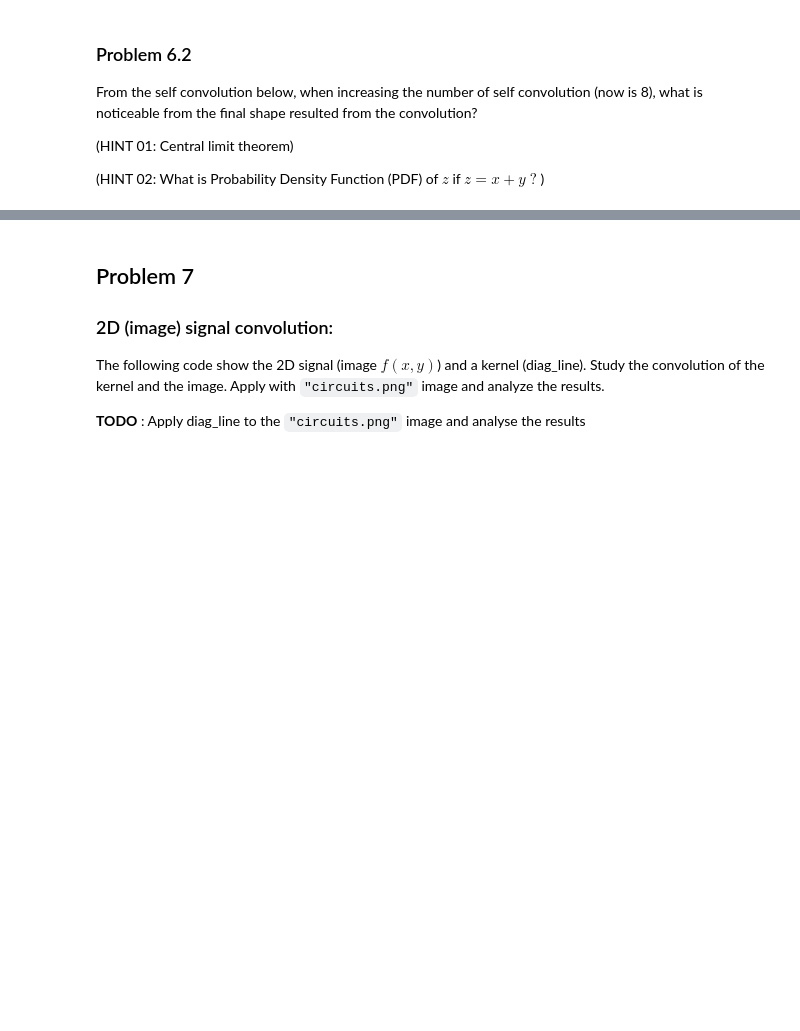
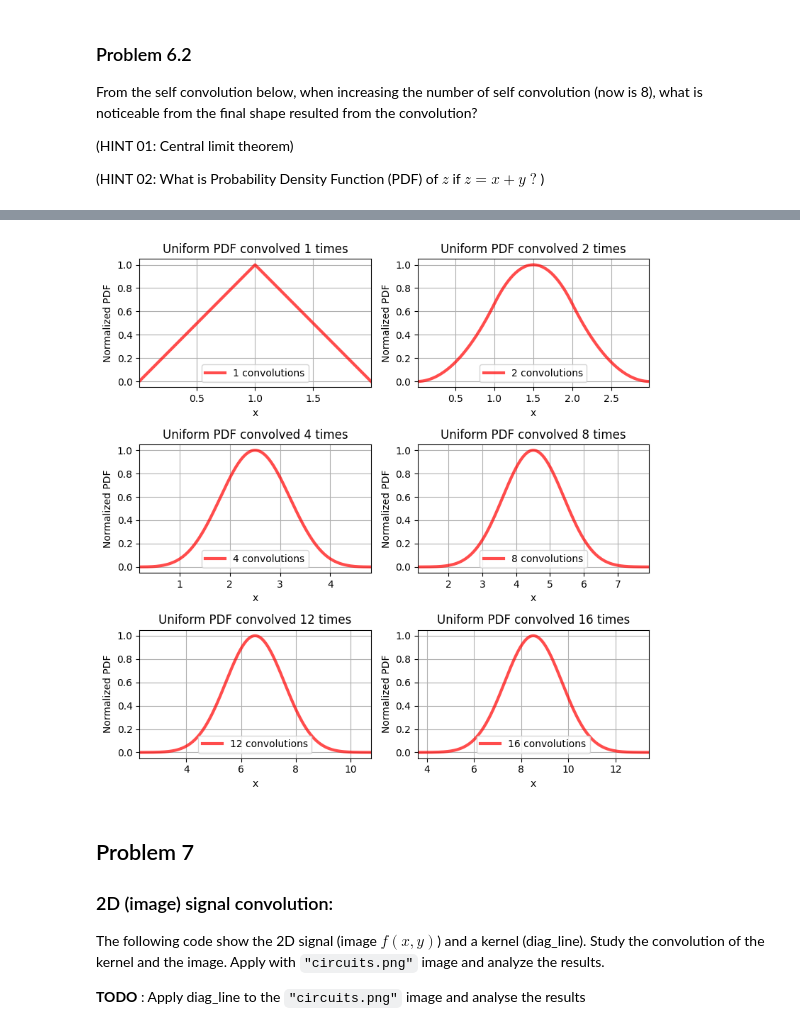
Before and after one commit to patthadon-p/CEDT-2110203-CEM-II, a Jupyter notebook: signal/homework-2/code/signal-homework-02-notebook.ipynb, the cells around one changed output, grey strips where cells are left out. Saved outputs shown, nothing was run; the diff lists cells and outputs as text; code cells hidden in the pictures; blank space fills up the shorter version.

```diff
--- a/signal/homework-2/code/signal-homework-02-notebook.ipynb
+++ b/signal/homework-2/code/signal-homework-02-notebook.ipynb
@@ -889,3 +963,42 @@ plt.plot(x, pdf_2,'r-', lw=5, alpha=0.6, label='conv uniform')
+# %%
+def plot_uniform_convolution(ax, num_convolutions=1):
+    x = np.linspace(-15, 15, 10000)
+    pdf = uniform.pdf(x)
+
+    conv_pdf = pdf.copy()
+    for _ in range(num_convolutions):
+        conv_pdf = np.convolve(conv_pdf, pdf, mode="same")
+
+    conv_pdf = conv_pdf / np.max(conv_pdf)
+
+    ax.plot(x, conv_pdf, "r-", lw=3, alpha=0.7, label=f"{num_convolutions} convolutions")
+    ax.set_title(f"Uniform PDF convolved {num_convolutions} times")
+    ax.set_xlabel("x")
+    ax.set_ylabel("Normalized PDF")
+    ax.legend()
+    ax.grid(True)
+
+    # Automatically adjust x-limits based on significant values
+    threshold = 1e-4
+    significant_indices = np.where(conv_pdf > threshold)[0]
+    ax.set_xlim(x[significant_indices[0]], x[significant_indices[-1]])
+# %%
+np.random.seed(1)  # For reproducibility
+
+Ns = [1, 2, 4, 8, 12, 16]
+
+# Create a 3x2 subplot grid
+fig, axes = plt.subplots(3, 2, figsize=(8, 8))
+axes = axes.flatten()  # Flatten to make indexing easier
+
+for i, N in enumerate(Ns):
+    plot_uniform_convolution(axes[i], N)
+
+plt.tight_layout()
+plt.savefig("../images/problem_6_2_comparation.png", dpi=600, bbox_inches="tight")
+plt.show()
+# %% [output]
+[figure, added]
 # %% [markdown]
 ## Problem 7
 ### 2D (image) signal convolution:
```
Also changed, not shown: parts of 11 cells of this notebook, 21 other files.
